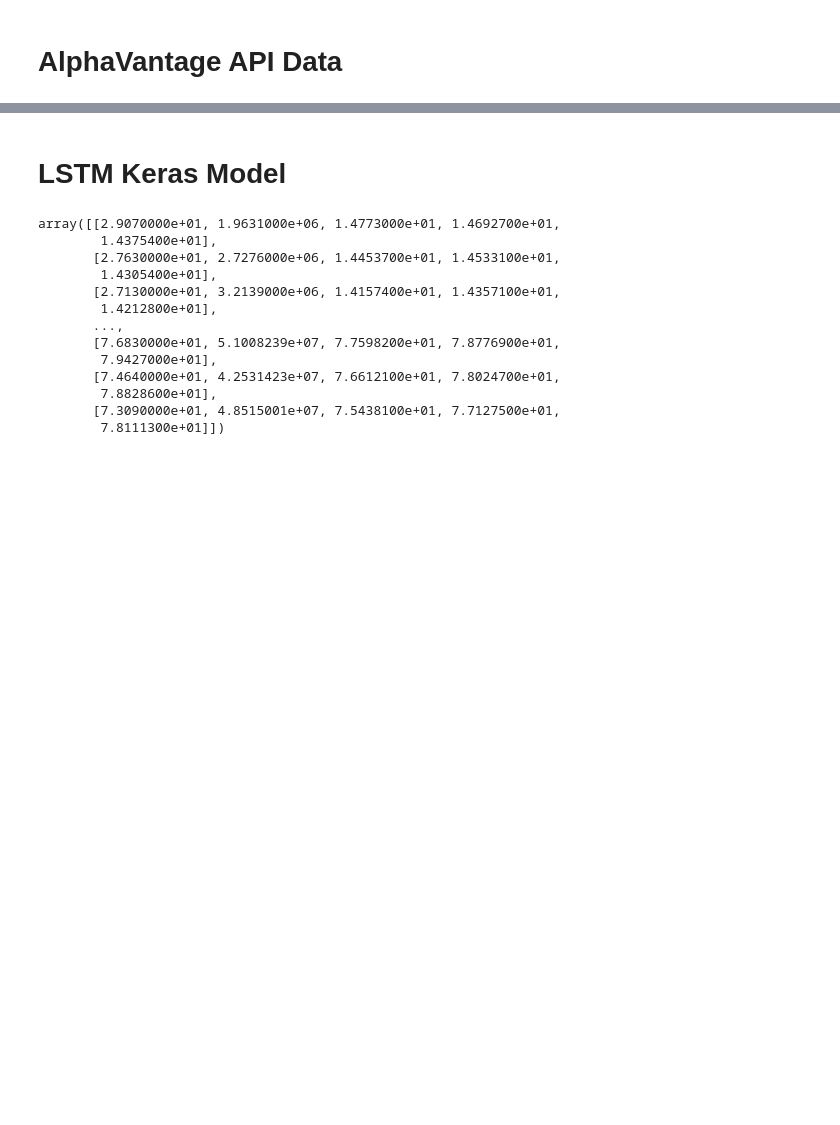
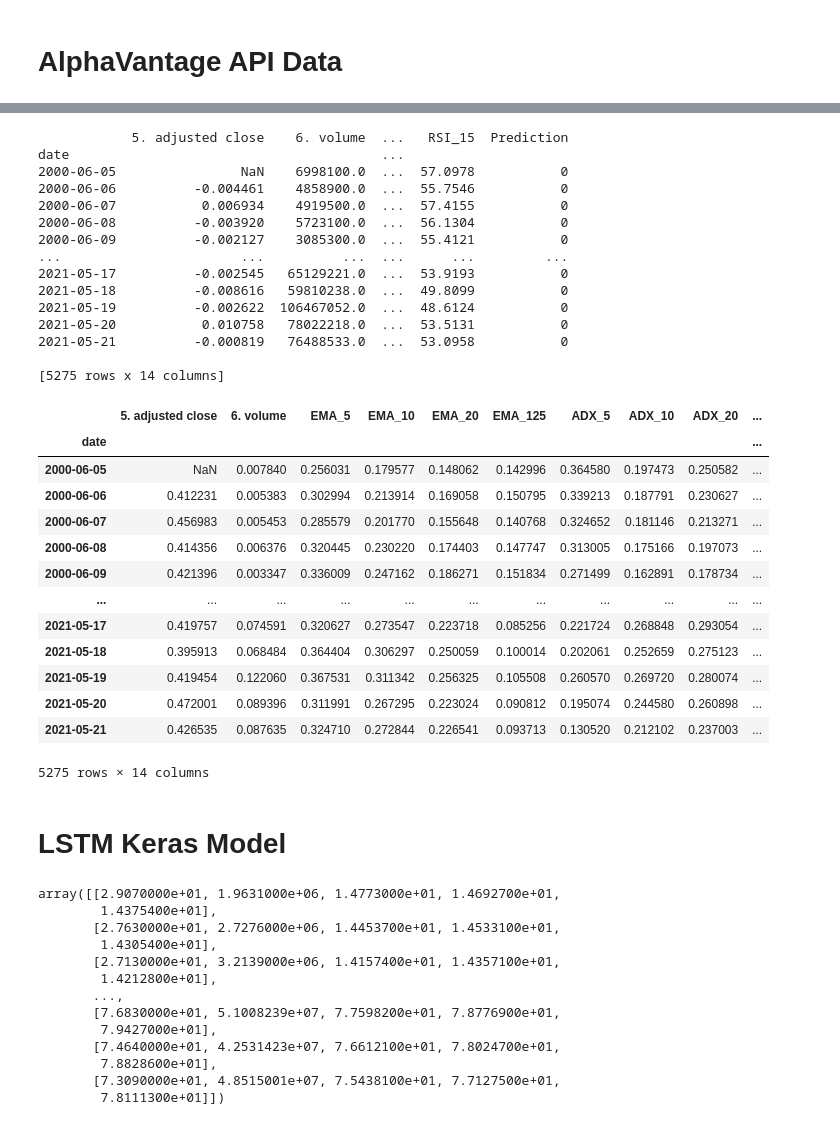
Before and after one commit to SteenJennings/Neural-Net-Options, a Jupyter notebook: NN_ROTS_STEEN.ipynb, the cells around one changed output, grey strips where cells are left out. Saved outputs shown, nothing was run; the diff lists cells and outputs as text; code cells hidden in the pictures; blank space fills up the shorter version.

```diff
--- a/NN_ROTS_STEEN.ipynb
+++ b/NN_ROTS_STEEN.ipynb
@@ -201,3 +219,41 @@ AttributeError: ignored
+# %%
+from sklearn.preprocessing import MinMaxScaler
+min_max_scaler = MinMaxScaler()
+
+print(data)
+
+data[["5. adjusted close",	"6. volume",	"EMA_5",	"EMA_10",	"EMA_20",	"EMA_125", "ADX_5",	"ADX_10",	"ADX_20",	"BB_5 Upper Band",	"BB_10 Upper Band",	"BB_20 Upper Band",	"RSI_15"]] = min_max_scaler.fit_transform(data[["5. adjusted close",	"6. volume",	"EMA_5",	"EMA_10",	"EMA_20",	"EMA_125", "ADX_5",	"ADX_10",	"ADX_20",	"BB_5 Upper Band",	"BB_10 Upper Band",	"BB_20 Upper Band",	"RSI_15"]])
+data
+# %% [output]
+            5. adjusted close    6. volume  ...   RSI_15  Prediction
+date                                        ...
+2000-06-05                NaN    6998100.0  ...  57.0978           0
+2000-06-06          -0.004461    4858900.0  ...  55.7546           0
+2000-06-07           0.006934    4919500.0  ...  57.4155           0
+2000-06-08          -0.003920    5723100.0  ...  56.1304           0
+2000-06-09          -0.002127    3085300.0  ...  55.4121           0
+...                       ...          ...  ...      ...         ...
+2021-05-17          -0.002545   65129221.0  ...  53.9193           0
+2021-05-18          -0.008616   59810238.0  ...  49.8099           0
+2021-05-19          -0.002622  106467052.0  ...  48.6124           0
+2021-05-20           0.010758   78022218.0  ...  53.5131           0
+2021-05-21          -0.000819   76488533.0  ...  53.0958           0
+
+[5275 rows x 14 columns]
+|  | 5. adjusted close | 6. volume | EMA_5 | EMA_10 | EMA_20 | EMA_125 | ADX_5 | ADX_10 | ADX_20 | ... |
+| date |  |  |  |  |  |  |  |  |  | ... |
+| 2000-06-05 | NaN | 0.007840 | 0.256031 | 0.179577 | 0.148062 | 0.142996 | 0.364580 | 0.197473 | 0.250582 | ... |
+| 2000-06-06 | 0.412231 | 0.005383 | 0.302994 | 0.213914 | 0.169058 | 0.150795 | 0.339213 | 0.187791 | 0.230627 | ... |
+| 2000-06-07 | 0.456983 | 0.005453 | 0.285579 | 0.201770 | 0.155648 | 0.140768 | 0.324652 | 0.181146 | 0.213271 | ... |
+| 2000-06-08 | 0.414356 | 0.006376 | 0.320445 | 0.230220 | 0.174403 | 0.147747 | 0.313005 | 0.175166 | 0.197073 | ... |
+| 2000-06-09 | 0.421396 | 0.003347 | 0.336009 | 0.247162 | 0.186271 | 0.151834 | 0.271499 | 0.162891 | 0.178734 | ... |
+| ... | ... | ... | ... | ... | ... | ... | ... | ... | ... | ... |
+| 2021-05-17 | 0.419757 | 0.074591 | 0.320627 | 0.273547 | 0.223718 | 0.085256 | 0.221724 | 0.268848 | 0.293054 | ... |
+| 2021-05-18 | 0.395913 | 0.068484 | 0.364404 | 0.306297 | 0.250059 | 0.100014 | 0.202061 | 0.252659 | 0.275123 | ... |
+| 2021-05-19 | 0.419454 | 0.122060 | 0.367531 | 0.311342 | 0.256325 | 0.105508 | 0.260570 | 0.269720 | 0.280074 | ... |
+| 2021-05-20 | 0.472001 | 0.089396 | 0.311991 | 0.267295 | 0.223024 | 0.090812 | 0.195074 | 0.244580 | 0.260898 | ... |
+| 2021-05-21 | 0.426535 | 0.087635 | 0.324710 | 0.272844 | 0.226541 | 0.093713 | 0.130520 | 0.212102 | 0.237003 | ... |
+5275 rows × 14 columns
 # %%
 data.to_csv('file_name.csv')
 # %% [markdown]
```
Also changed, not shown: parts of 5 cells of this notebook.
